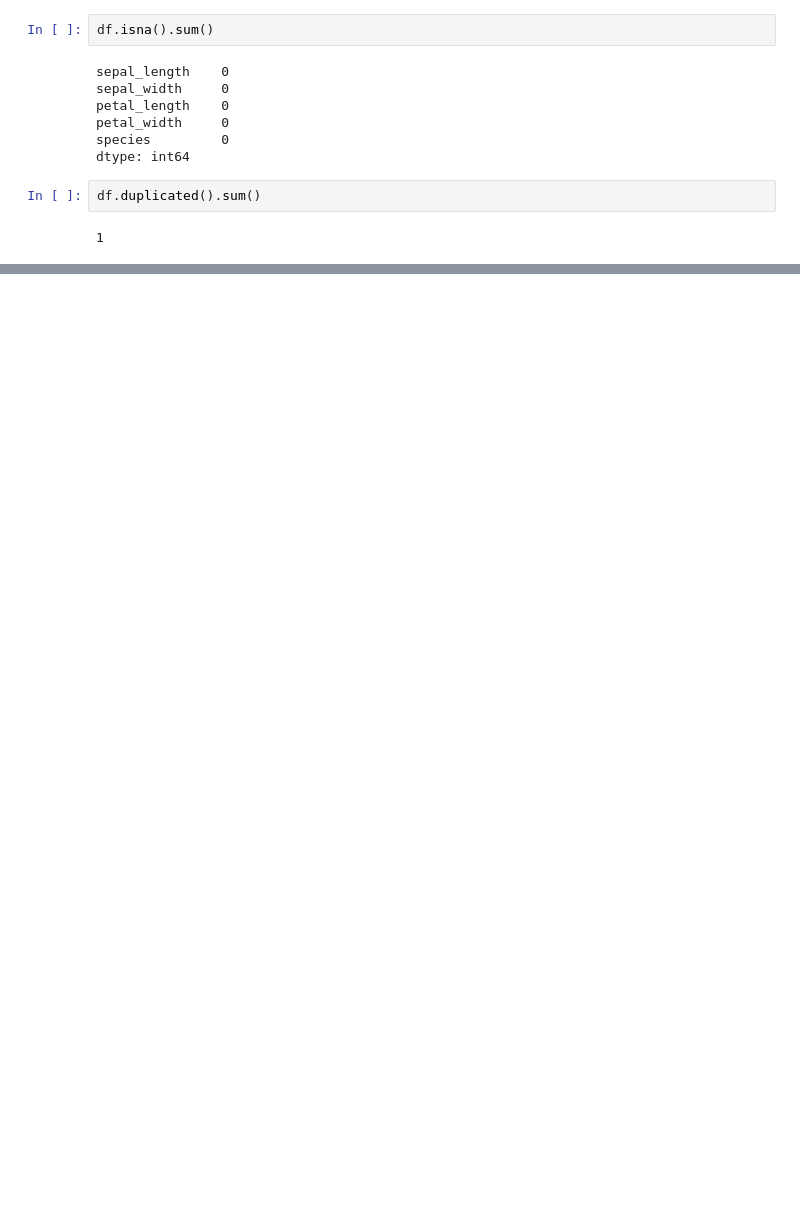
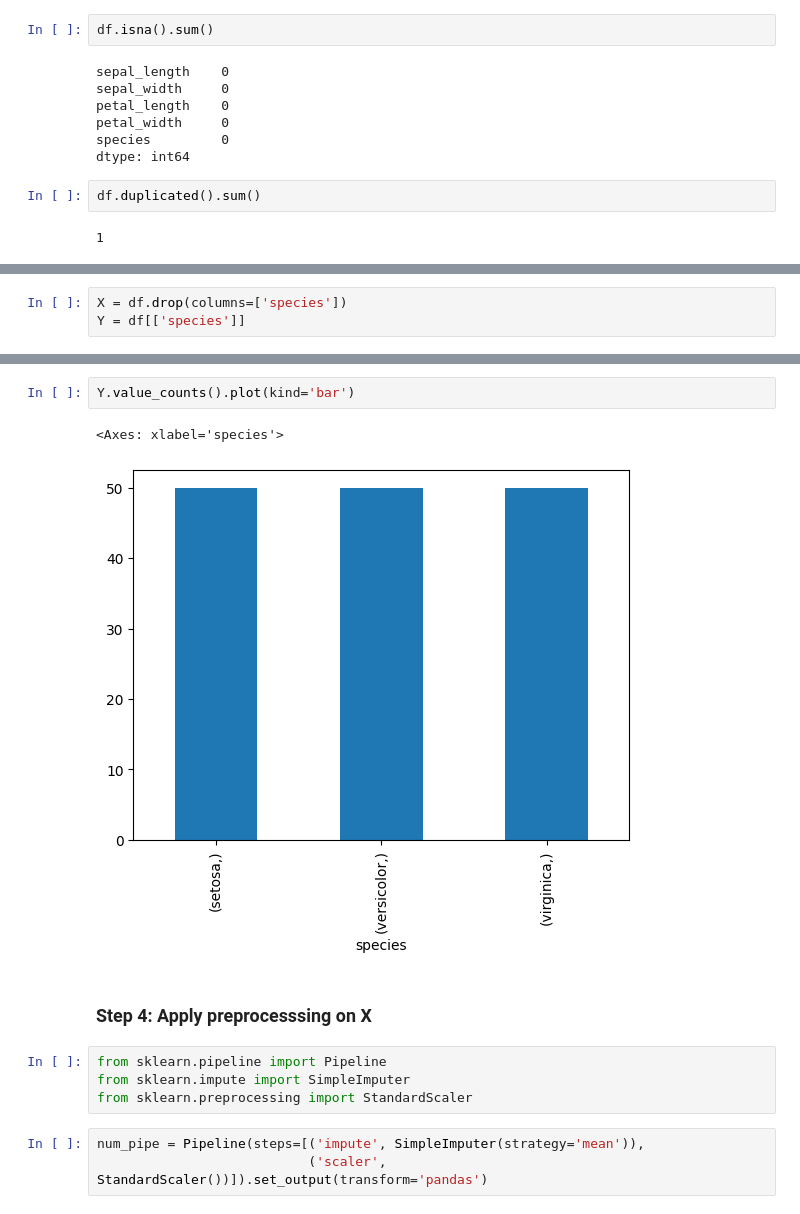
Before and after one commit to Aaliya02/Machine-learning, a Jupyter notebook: logistic regression/logistic.ipynb, the cells around one changed output, grey strips where cells are left out. Saved outputs shown, nothing was run; the diff lists cells and outputs as text; blank space fills up the shorter version.

```diff
--- a/logistic regression/logistic.ipynb
+++ b/logistic regression/logistic.ipynb
@@ -33,0 +36,3 @@ df.duplicated().sum()
+# %%
+X = df.drop(columns=['species'])
+Y = df[['species']]
@@ -33,0 +65,14 @@ df.duplicated().sum()
+# %%
+Y.value_counts().plot(kind='bar')
+# %% [output]
+<Axes: xlabel='species'>
+[figure, added]
+# %% [markdown]
+### Step 4: Apply preprocesssing on X
+# %%
+from sklearn.pipeline import Pipeline
+from sklearn.impute import SimpleImputer
+from sklearn.preprocessing import StandardScaler
+# %%
+num_pipe = Pipeline(steps=[('impute', SimpleImputer(strategy='mean')),
+                           ('scaler', StandardScaler())]).set_output(transform='pandas')
```
Also changed, not shown: parts of 45 cells of this notebook, 2 other files.
